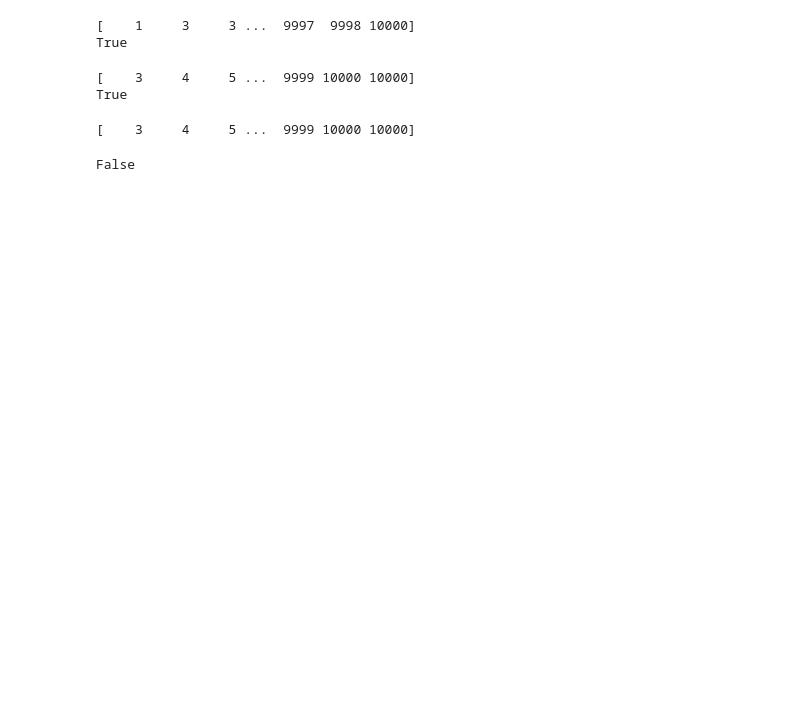
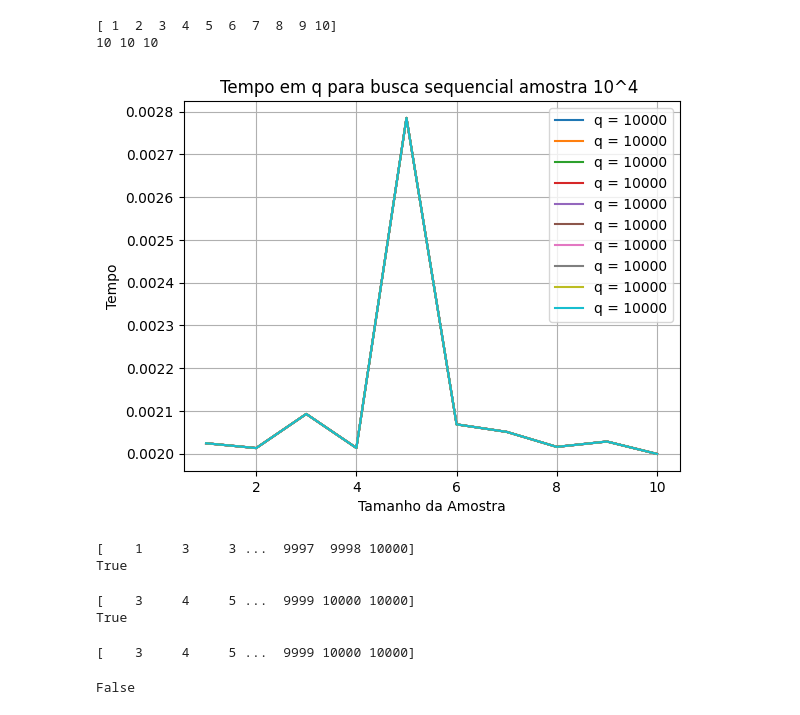
Before and after one commit to reidnersousa/IFB_Analise_Algoritmo_2024, a Jupyter notebook: Analise_Algoritmo_busca.ipynb, the cells around one changed output. Drawn from its saved outputs; the diff is of its cells as text; code cells hidden in the pictures; blank space fills up the shorter version.

```diff
--- a/Analise_Algoritmo_busca.ipynb
+++ b/Analise_Algoritmo_busca.ipynb
@@ -384,3 +386,35 @@ gerando_grafico(input,tempo,algoritmo)
+# %%
+import matplotlib.pyplot as plt
+import numpy as np
+
+# Valores de q
+q_values= [10000, 10000, 10000, 10000, 10000, 10000, 10000, 10000, 10000, 10000]
+tempo=[0.002024149000135367, 0.0020128189999013557, 0.002092673999868566,
+ 0.002013175999309169, 0.002785223999126174, 0.0020683110005847993,
+ 0.0020507440003711963, 0.0020156480004516197, 0.002028189000156999,
+ 0.0019991630006188643]
+
+# Tamanhos da sequência (eixo x)
+sequence_sizes = np.arange(1, 11)
+ # Suponho que você deseja sequências de tamanho 1 a 100
+print(sequence_sizes)
+
+print(len(sequence_sizes),len(tempo),len(q_values))
+# Crie um gráfico para cada valor de q
+for q in q_values:
+    #times = [calculate_time(q, size) for size in sequence_sizes]
+    plt.plot(sequence_sizes, tempo, label=f"q = {q}")
+
+plt.xlabel("Tamanho da Amostra")
+plt.ylabel("Tempo")
+plt.title("Tempo em q para busca sequencial amostra 10^4 ")
+plt.legend()
+plt.grid(True)
+plt.show()
+# %% [output]
+[ 1  2  3  4  5  6  7  8  9 10]
+10 10 10
+[figure, added]
 # %%
 import numpy as np
 import random
```
Also changed, not shown: parts of 3 cells of this notebook.
